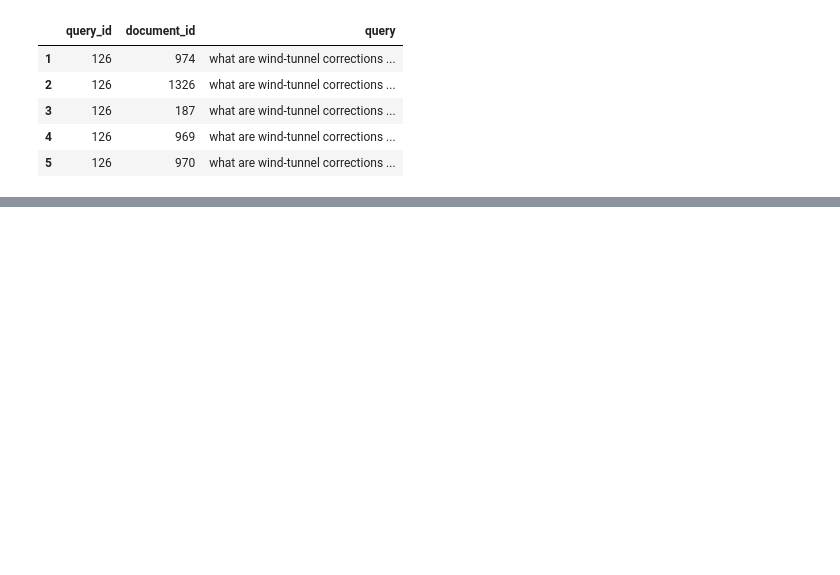
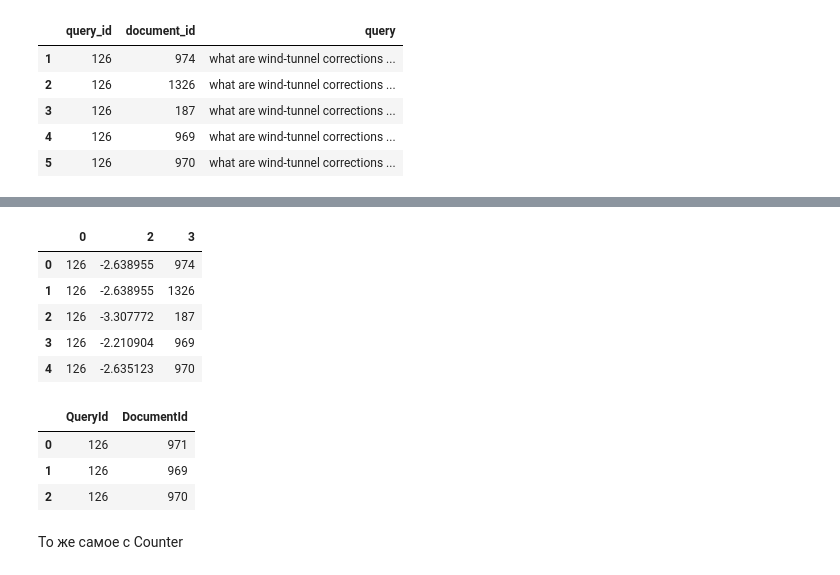
Before and after one commit to egdeliya/ml_mipt_2017, a Jupyter notebook: ml-mipt-part2/Ranking contest/Nurgalieva_496.ipynb, the cells around one changed output, grey strips where cells are left out. Cells and saved outputs as stored; diff of their text form; code cells hidden in the pictures; blank space fills up the shorter version.

```diff
--- a/ml-mipt-part2/Ranking contest/Nurgalieva_496.ipynb
+++ b/ml-mipt-part2/Ranking contest/Nurgalieva_496.ipynb
@@ -306,0 +335,4 @@ output.to_csv('out.csv', index=None)
+# %%
+score = pd.read_csv('score_without_counter_without_val.txt', sep='\t', header=None)
+score = score.drop(1, axis=1)
+score.head()
@@ -306,0 +346,22 @@ output.to_csv('out.csv', index=None)
+# %%
+score['3'] = test_set_res['document_id']
+score.head()
+# %% [output]
+|  | 0 | 2 | 3 |
+| 0 | 126 | -2.638955 | 974 |
+| 1 | 126 | -2.638955 | 1326 |
+| 2 | 126 | -3.307772 | 187 |
+| 3 | 126 | -2.210904 | 969 |
+| 4 | 126 | -2.635123 | 970 |
+# %%
+output = score.groupby(0).apply(lambda x: x.sort_values([2],ascending=False).head(len(score)))
+output.index = range(len(output))
+output = pd.DataFrame(output)
+output = output.drop(2, axis=1)
+output.columns = ['QueryId','DocumentId']
+output.head(3)
+# %% [output]
+|  | QueryId | DocumentId |
+| 0 | 126 | 971 |
+| 1 | 126 | 969 |
+| 2 | 126 | 970 |
@@ -306,0 +370,2 @@ output.to_csv('out.csv', index=None)
+# %% [markdown]
+То же самое с Counter
```
Also changed, not shown: parts of 68 cells of this notebook, 28 other files.
